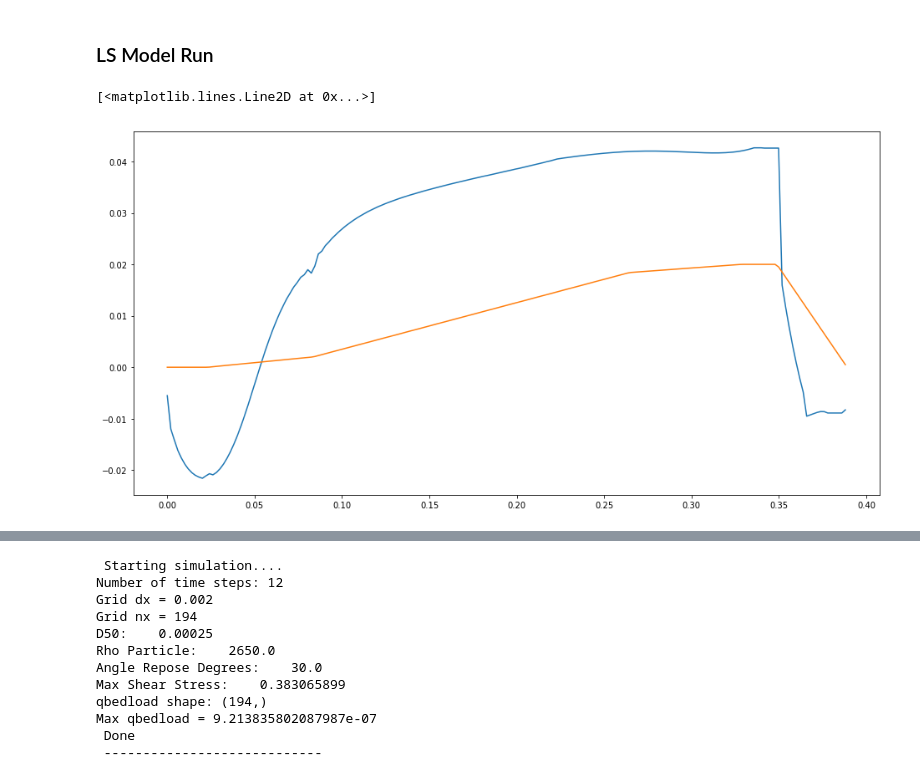
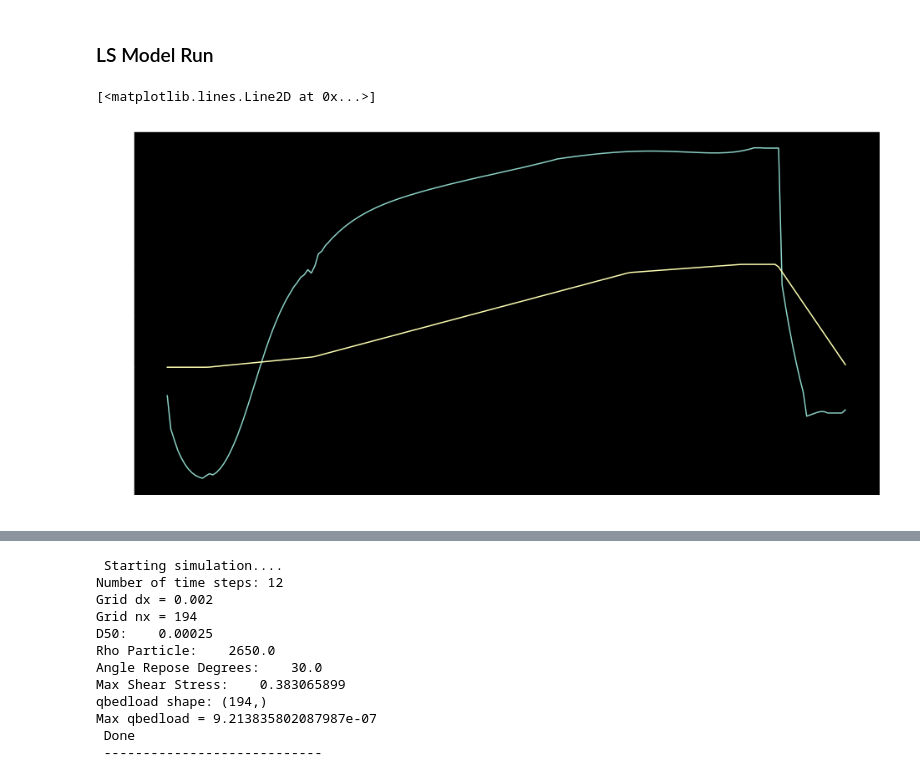
Before and after one commit to plgrover/pymorph, a Jupyter notebook: notebooks/Paper_1/2018-12-12 Paper 1 Dune Modelling.ipynb, the cells around one changed output, grey strips where cells are left out. Cells and saved outputs as stored; diff of their text form; code cells hidden in the pictures.

```diff
--- a/notebooks/Paper_1/2018-12-12 Paper 1 Dune Modelling.ipynb
+++ b/notebooks/Paper_1/2018-12-12 Paper 1 Dune Modelling.ipynb
@@ -42,10 +42,11 @@ zbed, xc, dx = wmm.load_bed_profile(bed_filepath)
 # %%
 bed_shear_filepath = os.path.join(casefolder,'6cm', 'ke_shear.txt')
 bed_shear_stress = wmm.load_bed_shear_stress(bed_shear_filepath)
 plt.figure(figsize=[16,8])
+plt.style.use('dark_background')
 plt.plot(xc,bed_shear_stress/10.)
 plt.plot(xc, zbed)
 # %% [output]
 [<matplotlib.lines.Line2D at 0x...>]
-[figure, old version]
+[figure, new version]
 # %%
```
Also changed, not shown: parts of 2 cells of this notebook, 4 other files.
